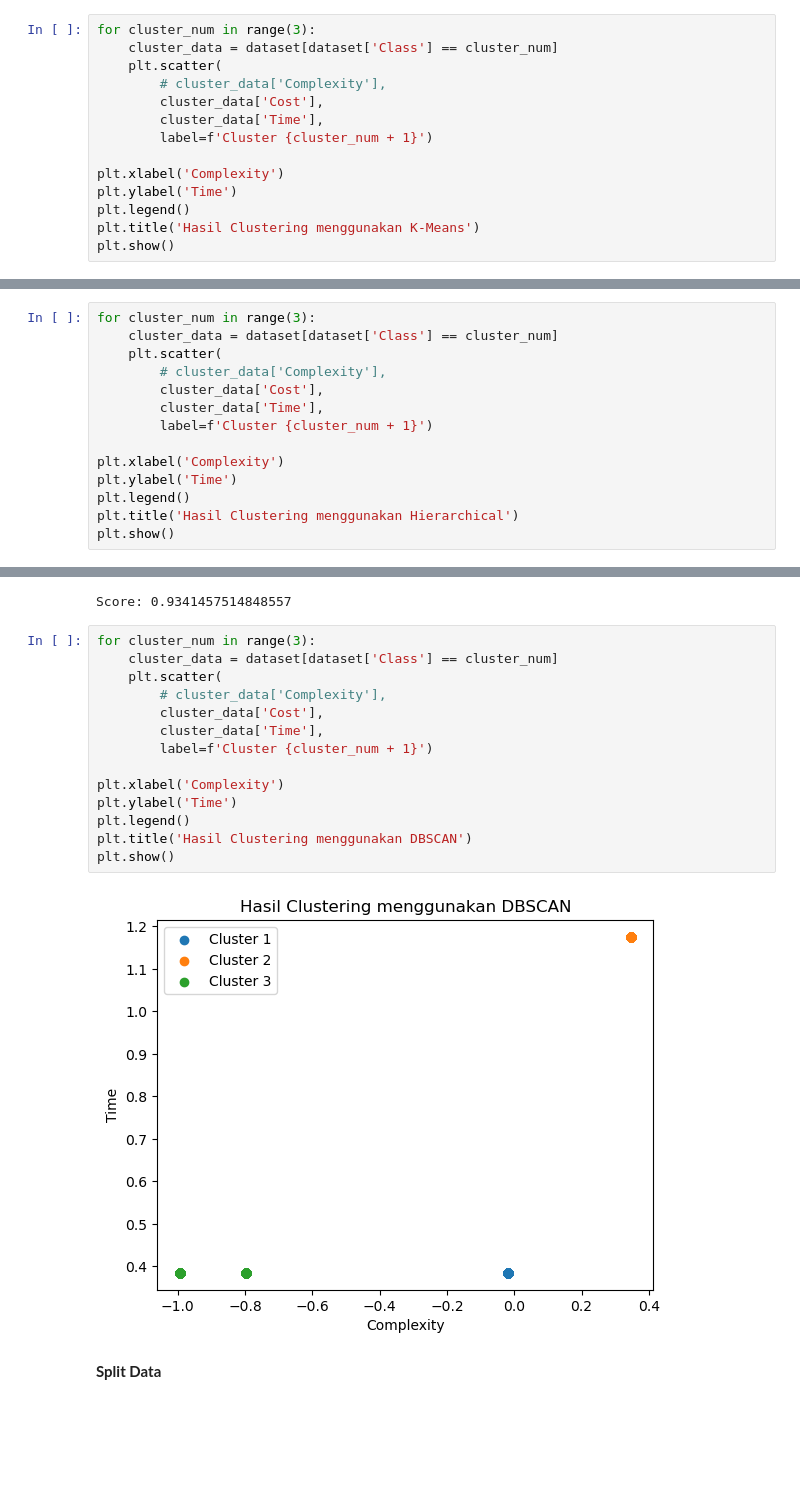
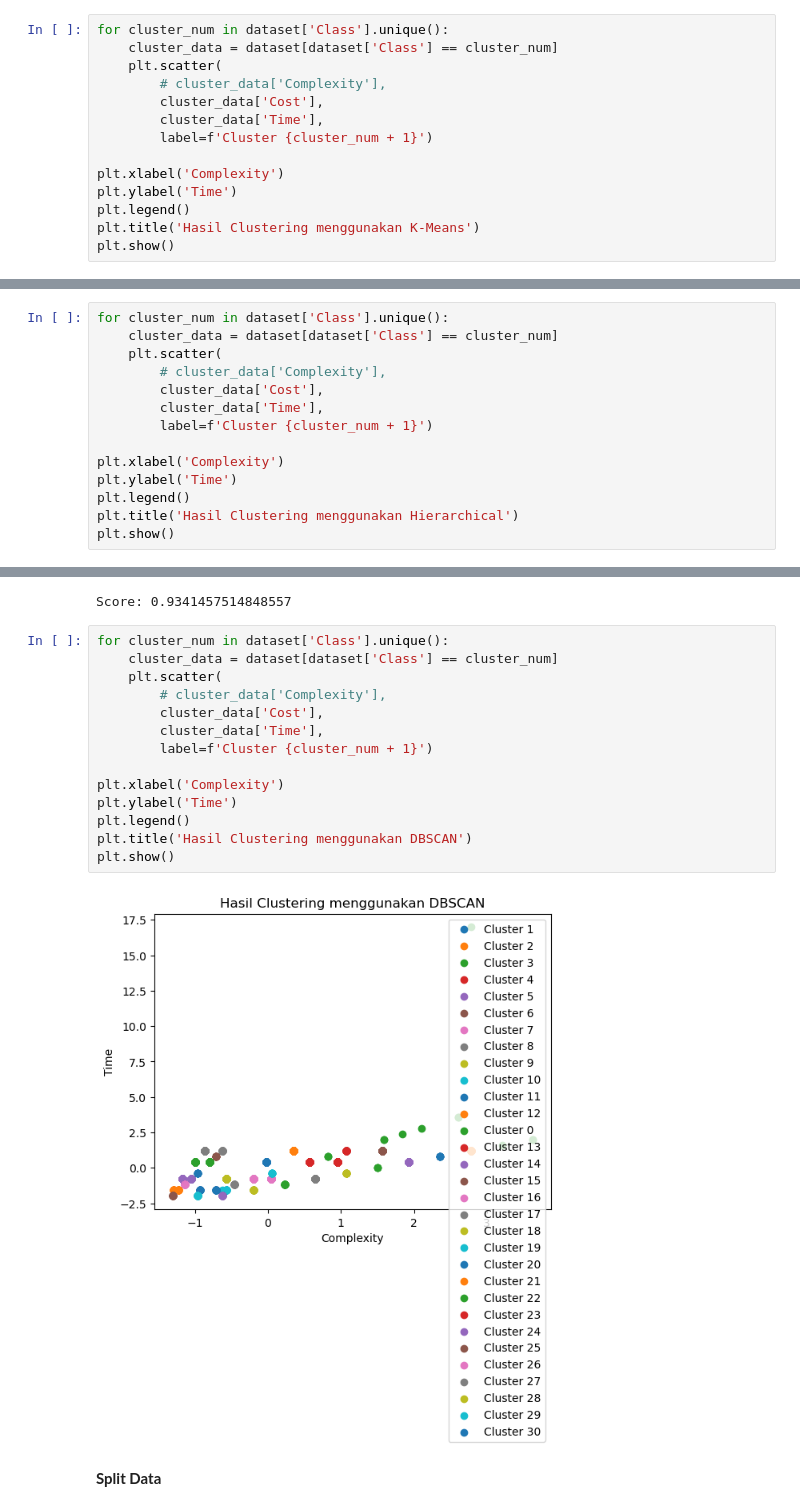
Before and after one commit to Jordan-18/PPL-CS-Prioritization-, a Jupyter notebook: preprocess.split-data.clustering.ipynb, the cells around one changed output, grey strips where cells are left out. Drawn from its saved outputs; the diff is of its cells as text; blank space fills up the shorter version.

```diff
--- a/preprocess.split-data.clustering.ipynb
+++ b/preprocess.split-data.clustering.ipynb
@@ -62,7 +62,7 @@ print(f"Score: {score_avg}")
 # %% [output]
 Score: 0.48418821015031827
 # %%
-for cluster_num in range(3):
+for cluster_num in dataset['Class'].unique():
     cluster_data = dataset[dataset['Class'] == cluster_num]
     plt.scatter(
         # cluster_data['Complexity'],
@@ -103,7 +103,7 @@ print(f"Score: {silhouette}")
 # %% [output]
 Score: 0.43819260583179687
 # %%
-for cluster_num in range(3):
+for cluster_num in dataset['Class'].unique():
     cluster_data = dataset[dataset['Class'] == cluster_num]
     plt.scatter(
         # cluster_data['Complexity'],
@@ -146,21 +146,21 @@ print(f"Score: {silhouette}")
 # %% [output]
 Score: 0.9341457514848557
 # %%
-for cluster_num in range(3):
+for cluster_num in dataset['Class'].unique():
     cluster_data = dataset[dataset['Class'] == cluster_num]
     plt.scatter(
         # cluster_data['Complexity'],
         cluster_data['Cost'],
         cluster_data['Time'],
         label=f'Cluster {cluster_num + 1}')
 
 plt.xlabel('Complexity')
 plt.ylabel('Time')
 plt.legend()
 plt.title('Hasil Clustering menggunakan DBSCAN')
 plt.show()
 # %% [output]
-[figure, old version]
+[figure, new version]
 # %% [markdown]
 **Split Data**
 # %%
```
Also changed, not shown: parts of 4 cells of this notebook, 6 other files.
